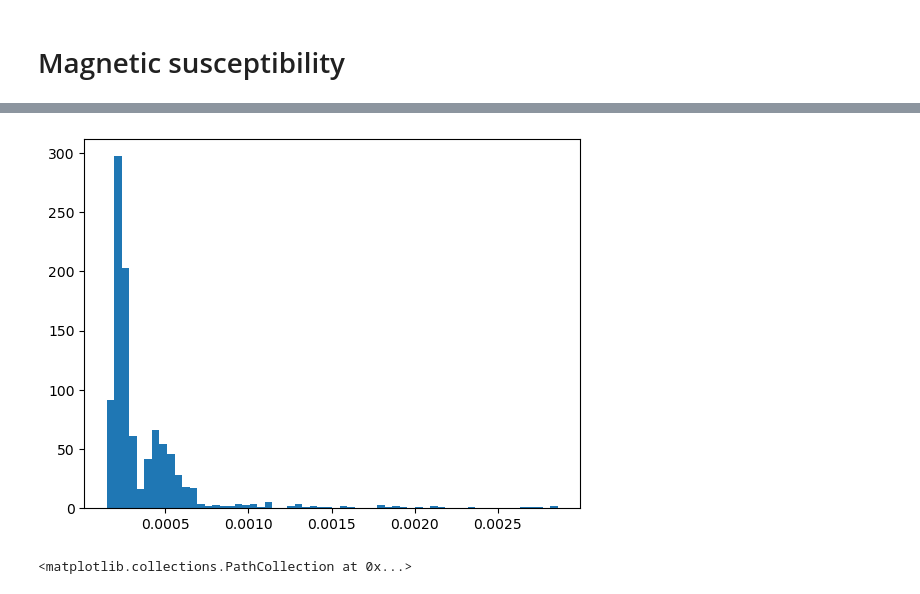
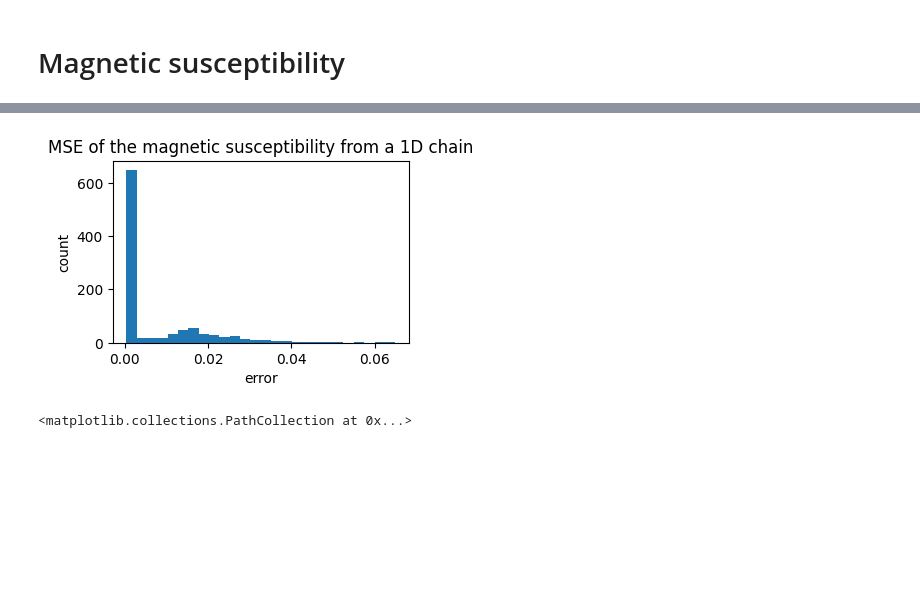
Before and after one commit to MoskalenkoRomanBorisovich/Ising-on-random-conformation, a Jupyter notebook: U=0.1.ipynb, the cells around one changed output, grey strips where cells are left out. Cells and saved outputs as stored; diff of their text form; code cells hidden in the pictures; blank space fills up the shorter version.

```diff
--- a/U=0.1.ipynb
+++ b/U=0.1.ipynb
@@ -414,17 +466,22 @@ true_1D_ms = mag_sus1D(betas, 1001) / 1001**2
 errors = []
 for c in conf_1000:
     ms = magnetic_susceptibility(c)
-    coef = np.linalg.lstsq(np.array([ms]).T, true_1D_ms, -1)[0][0]
-    scaled_ms = ms * coef
-    er = np.sqrt(((true_1D_ms-scaled_ms) ** 2).sum() / len(betas))
+    er = np.sqrt(((true_1D_ms-ms) ** 2).sum() / len(betas))
     errors.append(er)
 
 errors = np.array(errors)
-# %%
-plt.hist(errors, bins='auto')
-plt.show()
-# %% [output]
-[figure, removed]
+# %%
+plt.rcParams['font.size'] = '10'
+plt.figure(figsize=set_size(fraction=0.8))
+plt.title('MSE of the magnetic susceptibility from a 1D chain')
+plt.xlabel('error')
+plt.ylabel('count')
+plt.hist(errors, bins='auto')
+
+save_fig(plt.gcf(), './reports/images/U=0.1_MS_1D_diff_distrib')
+plt.show()
+# %% [output]
+[figure, added]
 # %%
 plt.scatter(errors, [c.mag2[-1] for c in conf_1000])
 # %% [output]
```
Also changed, not shown: parts of 22 cells of this notebook, 26 other files.
